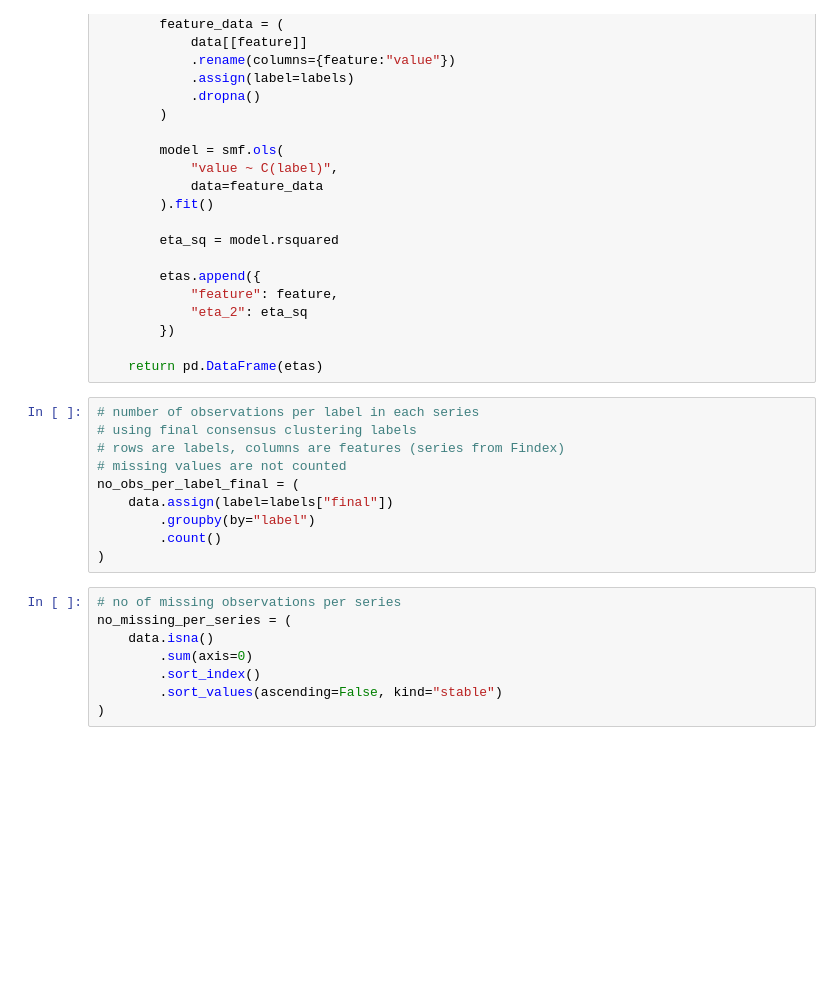
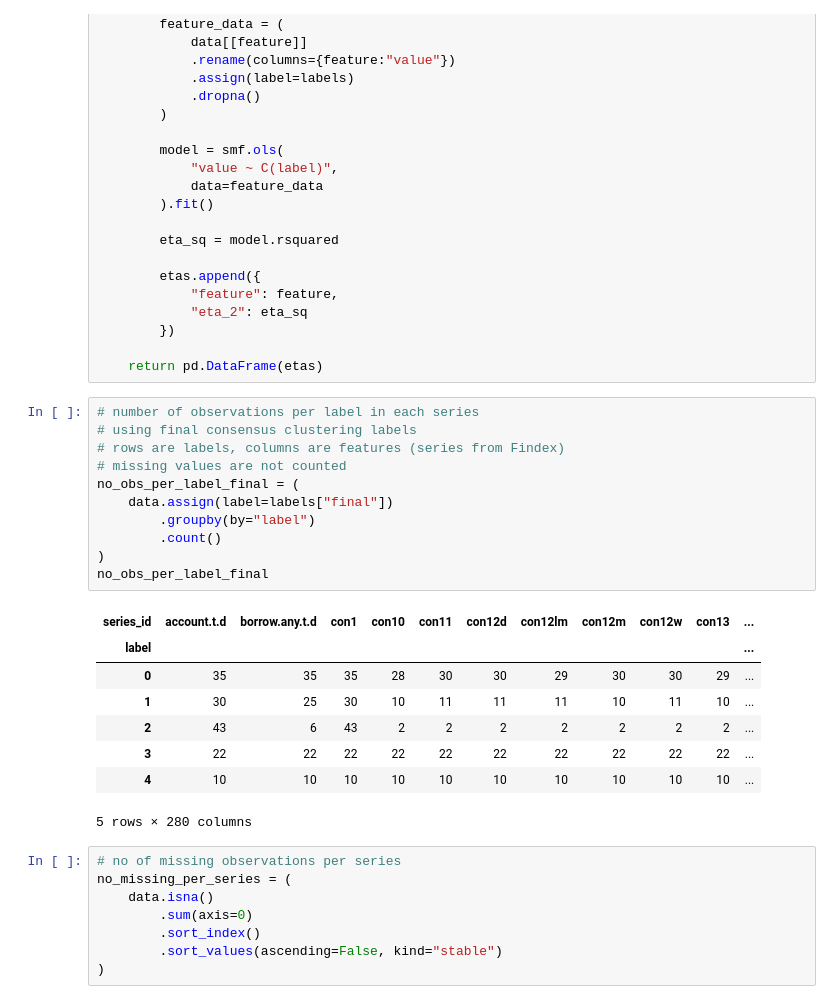
Before and after one commit to reebme/financial-attitudes-clustering, a Jupyter notebook: Notebooks/04_Clustering_Analysis.ipynb, the cells around one changed output. Cells and saved outputs as stored; diff of their text form; blank space fills up the shorter version.

```diff
--- a/Notebooks/04_Clustering_Analysis.ipynb
+++ b/Notebooks/04_Clustering_Analysis.ipynb
@@ -336,13 +336,23 @@ def etas_ols(data, labels):
 # %%
 # number of observations per label in each series
 # using final consensus clustering labels
 # rows are labels, columns are features (series from Findex)
 # missing values are not counted
 no_obs_per_label_final = (
     data.assign(label=labels["final"])
         .groupby(by="label")
         .count()
 )
+no_obs_per_label_final
+# %% [output]
+| series_id | account.t.d | borrow.any.t.d | con1 | con10 | con11 | con12d | con12lm | con12m | con12w | con13 | ... |
+| label |  |  |  |  |  |  |  |  |  |  | ... |
+| 0 | 35 | 35 | 35 | 28 | 30 | 30 | 29 | 30 | 30 | 29 | ... |
+| 1 | 30 | 25 | 30 | 10 | 11 | 11 | 11 | 10 | 11 | 10 | ... |
+| 2 | 43 | 6 | 43 | 2 | 2 | 2 | 2 | 2 | 2 | 2 | ... |
+| 3 | 22 | 22 | 22 | 22 | 22 | 22 | 22 | 22 | 22 | 22 | ... |
+| 4 | 10 | 10 | 10 | 10 | 10 | 10 | 10 | 10 | 10 | 10 | ... |
+5 rows × 280 columns
 # %%
 # no of missing observations per series
 no_missing_per_series = (
```
Also changed, not shown: parts of 10 cells of this notebook.
